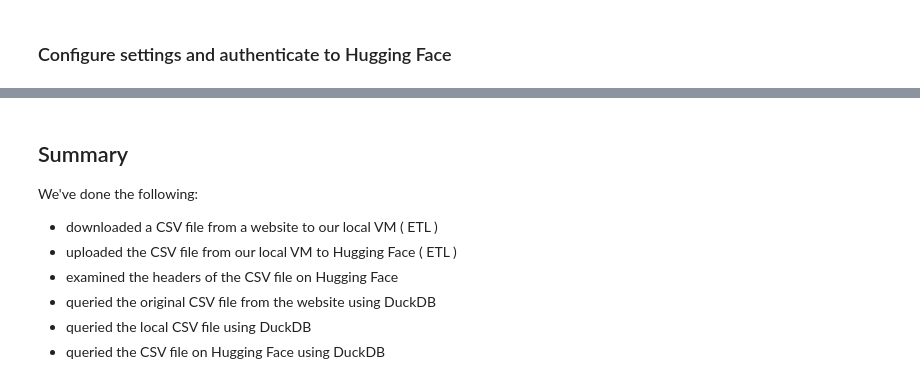
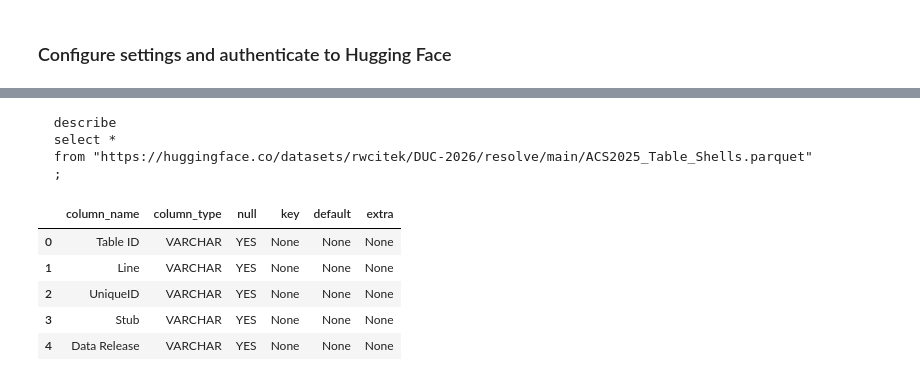
Before and after one commit to BBER-DUC/Data-Wrangling-of-Public-Data, a Jupyter notebook: 201-data.excel.ipynb, the cells around one changed output, grey strips where cells are left out. Cells and saved outputs as stored; diff of their text form; code cells hidden in the pictures.

```diff
--- a/201-data.excel.ipynb
+++ b/201-data.excel.ipynb
@@ -106,20 +280,21 @@ duckdb.sql(query).df()
 # %%
-# Query the remote CSV file
+# Query the remote parquet
 query = (f'''
-  select count(1) as count
-  from read_csv("{url}", encoding = 'latin-1')
+  describe
+  select *
+  from "{hf_url}"
   ;
 ''')
 print(query)
 duckdb.sql(query).df()
+# %% [output]
+  describe
+  select *
+  from "https://huggingface.co/datasets/rwcitek/DUC-2026/resolve/main/ACS2025_Table_Shells.parquet"
+  ;
+|  | column_name | column_type | null | key | default | extra |
+| 0 | Table ID | VARCHAR | YES | None | None | None |
+| 1 | Line | VARCHAR | YES | None | None | None |
+| 2 | UniqueID | VARCHAR | YES | None | None | None |
+| 3 | Stub | VARCHAR | YES | None | None | None |
+| 4 | Data Release | VARCHAR | YES | None | None | None |
-# %% [markdown]
-## Summary
-
-We've done the following:
-
-- downloaded a CSV file from a website to our local VM ( ETL )
-- uploaded the CSV file from our local VM to Hugging Face ( ETL )
-- examined the headers of the CSV file on Hugging Face
-- queried the original CSV file from the website using DuckDB
-- queried the local CSV file using DuckDB
-- queried the CSV file on Hugging Face using DuckDB
```
Also changed, not shown: parts of 37 cells of this notebook.
